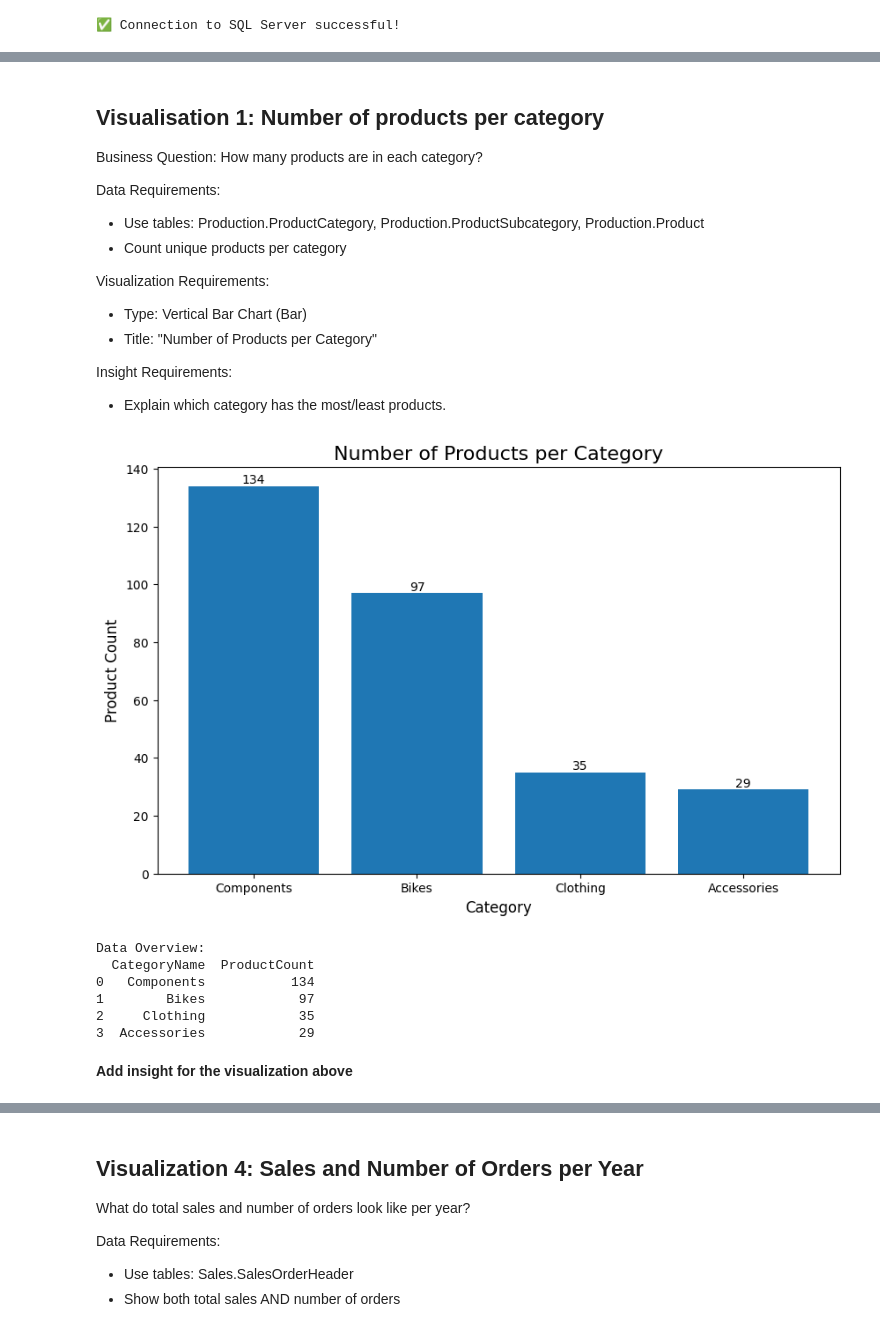
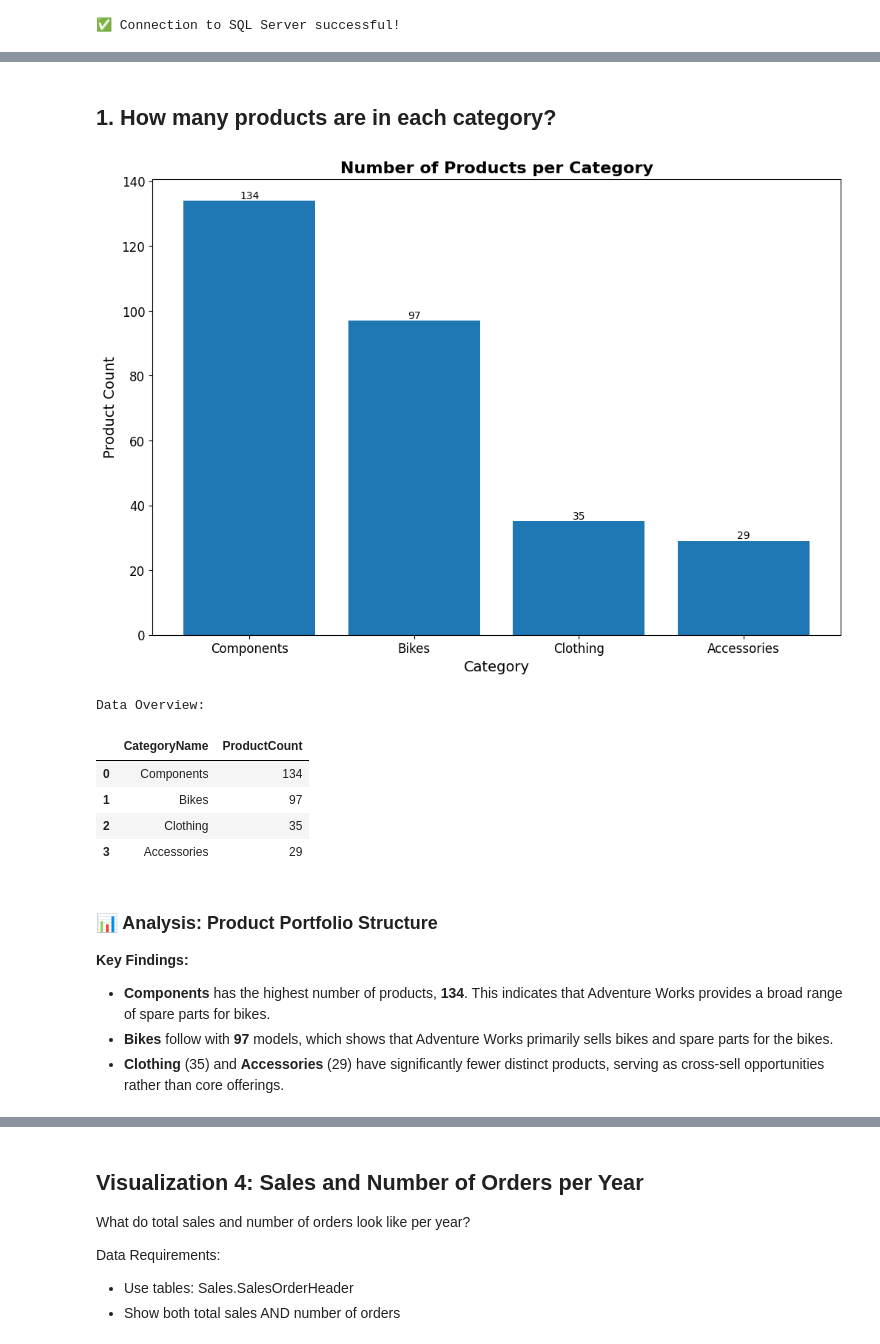
Before and after one commit to smkmrr/adventureworks-analysis, a Jupyter notebook: notebooks/analys.ipynb, the cells around one changed output, grey strips where cells are left out. Saved outputs shown, nothing was run; the diff lists cells and outputs as text; code cells hidden in the pictures.

Commit message:
feat: Polish the format and add insights until 4th question.

```diff
--- a/notebooks/analys.ipynb
+++ b/notebooks/analys.ipynb
@@ -53,52 +60,38 @@ database = 'AdventureWorks2022'
 # %% [markdown]
-## Visualisation 1: Number of products per category
-Business Question: How many products are in each category?
-
-Data Requirements:
-
-- Use tables: Production.ProductCategory, Production.ProductSubcategory, Production.Product
-- Count unique products per category
-
-Visualization Requirements:
-
-- Type: Vertical Bar Chart (Bar)
-- Title: "Number of Products per Category"
-
-Insight Requirements:
-
-- Explain which category has the most/least products.
+<a id="q1"></a>
+## 1. How many products are in each category?
 # %%
-# --- QUESTION 1: Number of Products per Category ---
-
-# 1. READ SQL FROM FILE
-# Pointing to your specific folder "data" and file "query1.sql"
 with open('../data/query1.sql', 'r') as file:
     query_q1 = file.read()
 
-# 2. GET DATA
 df_q1 = pd.read_sql(query_q1, engine)
 
-# 3. VISUALIZE
-plt.figure(figsize=(10, 6))
+plt.figure(figsize=(12, 8))
 bars = plt.bar(df_q1['CategoryName'], df_q1['ProductCount'], color='#1f77b4')
 
-plt.title('Number of Products per Category', fontsize=16)
-plt.xlabel('Category', fontsize=12)
-plt.ylabel('Product Count', fontsize=12)
+plt.title('Number of Products per Category', fontsize=16, fontweight='bold')
+plt.xlabel('Category', fontsize=14)
+plt.ylabel('Product Count', fontsize=14)
 plt.bar_label(bars)
+plt.xticks(fontsize=12)
+plt.yticks(fontsize=12)
 plt.show()
 
-# 4. INSIGHTS
 print("Data Overview:")
-print(df_q1)
+display(df_q1)
 # %% [output]
-[figure, old version]
+[figure, new version]
 Data Overview:
-  CategoryName  ProductCount
-0   Components           134
-1        Bikes            97
-2     Clothing            35
-3  Accessories            29
+|  | CategoryName | ProductCount |
+| 0 | Components | 134 |
+| 1 | Bikes | 97 |
+| 2 | Clothing | 35 |
+| 3 | Accessories | 29 |
 # %% [markdown]
-**Add insight for the visualization above**
+### 📊 Analysis: Product Portfolio Structure
+
+**Key Findings:**
+* **Components** has the highest number of products, **134**. This indicates that Adventure Works provides a broad range of spare parts for bikes.
+* **Bikes** follow with **97** models, which shows that Adventure Works primarily sells bikes and spare parts for the bikes.
+* **Clothing** (35) and **Accessories** (29) have significantly fewer distinct products, serving as cross-sell opportunities rather than core offerings.
 # %% [markdown]
```
Also changed, not shown: parts of 21 cells of this notebook, 3 other files.
